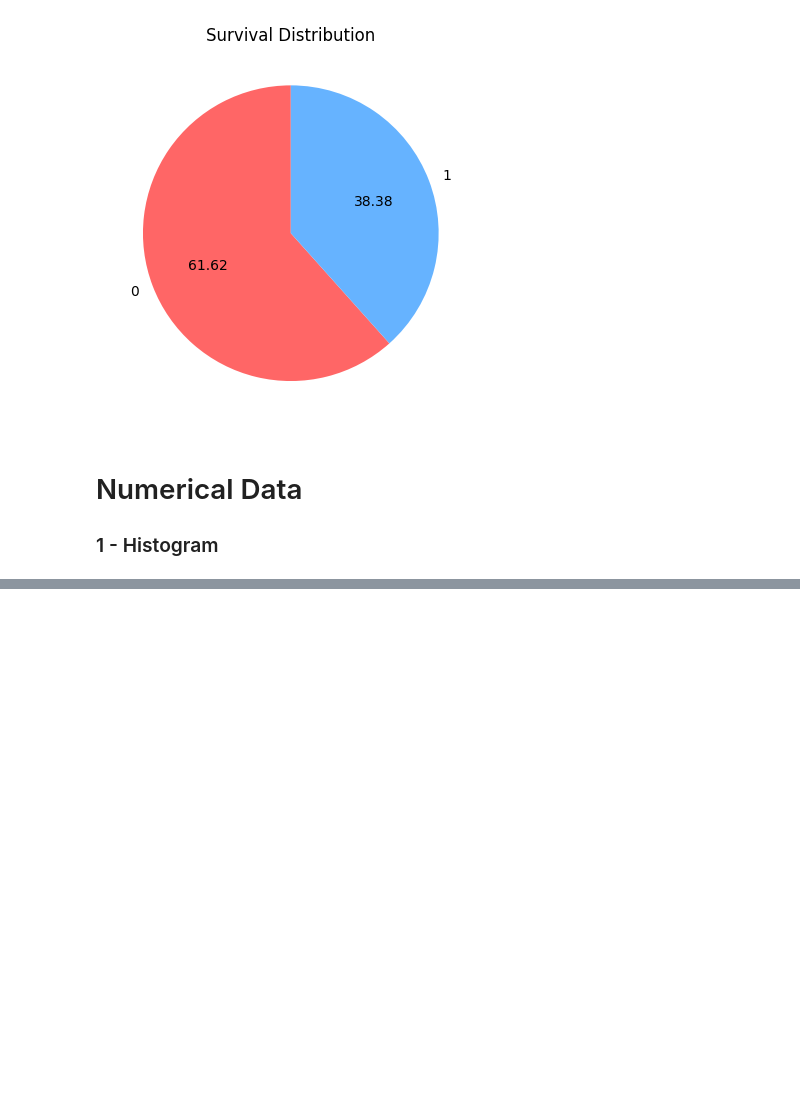
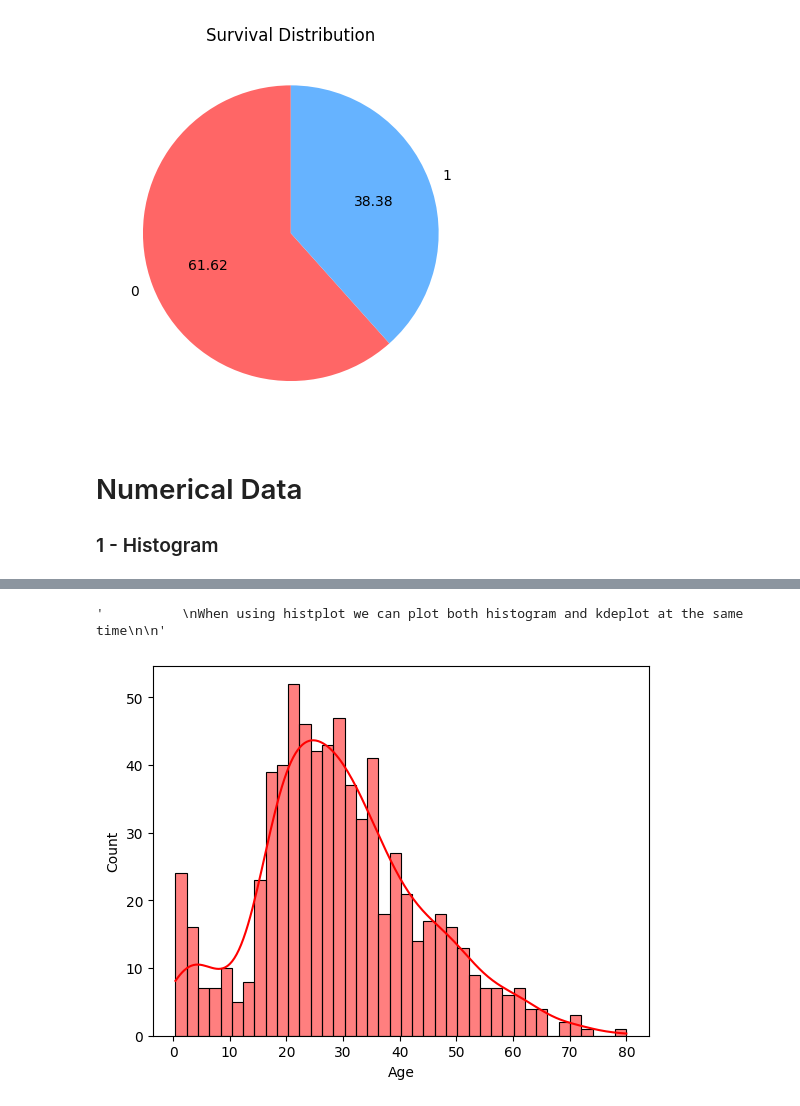
Before and after one commit to Ashura369/python, a Jupyter notebook: 1 jupyter workspace lecture/sklearn library/6_0 EDA Univariate.ipynb, the cells around one changed output, grey strips where cells are left out. Cells and saved outputs as stored; diff of their text form; code cells hidden in the pictures; blank space fills up the shorter version.

```diff
--- a/1 jupyter workspace lecture/sklearn library/6_0 EDA Univariate.ipynb
+++ b/1 jupyter workspace lecture/sklearn library/6_0 EDA Univariate.ipynb
@@ -125,0 +159,11 @@ If Age ranges from 0 to 80 and you set bins = 8,
+# %%
+# plotting kdeplot with histplot
+sns.histplot(df['Age'], kde=True, color='red', bins=40)
+
+"""
+When using histplot we can plot both histogram and kdeplot at the same time
+
+"""
+# %% [output]
+'          \nWhen using histplot we can plot both histogram and kdeplot at the same time\n\n'
+[figure, added]
```
Also changed, not shown: parts of 9 cells of this notebook.
